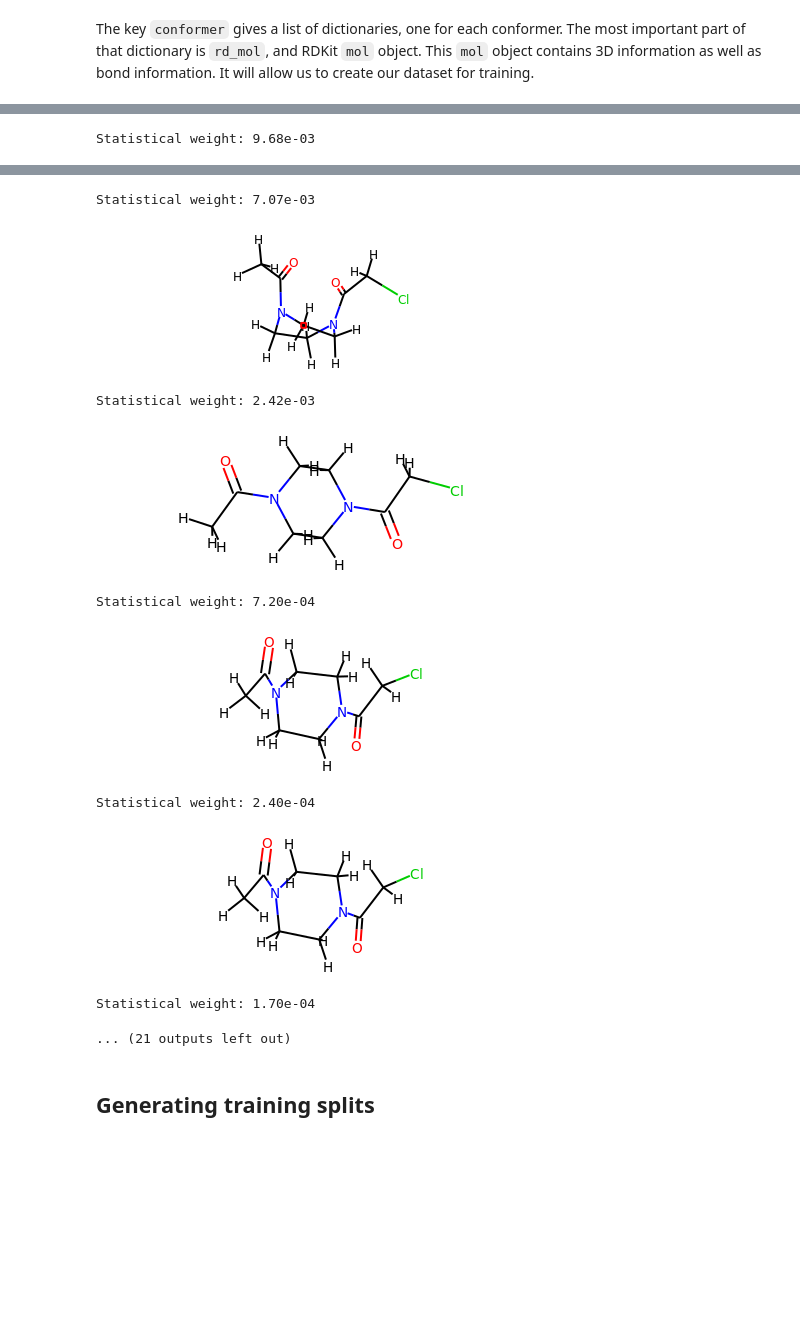
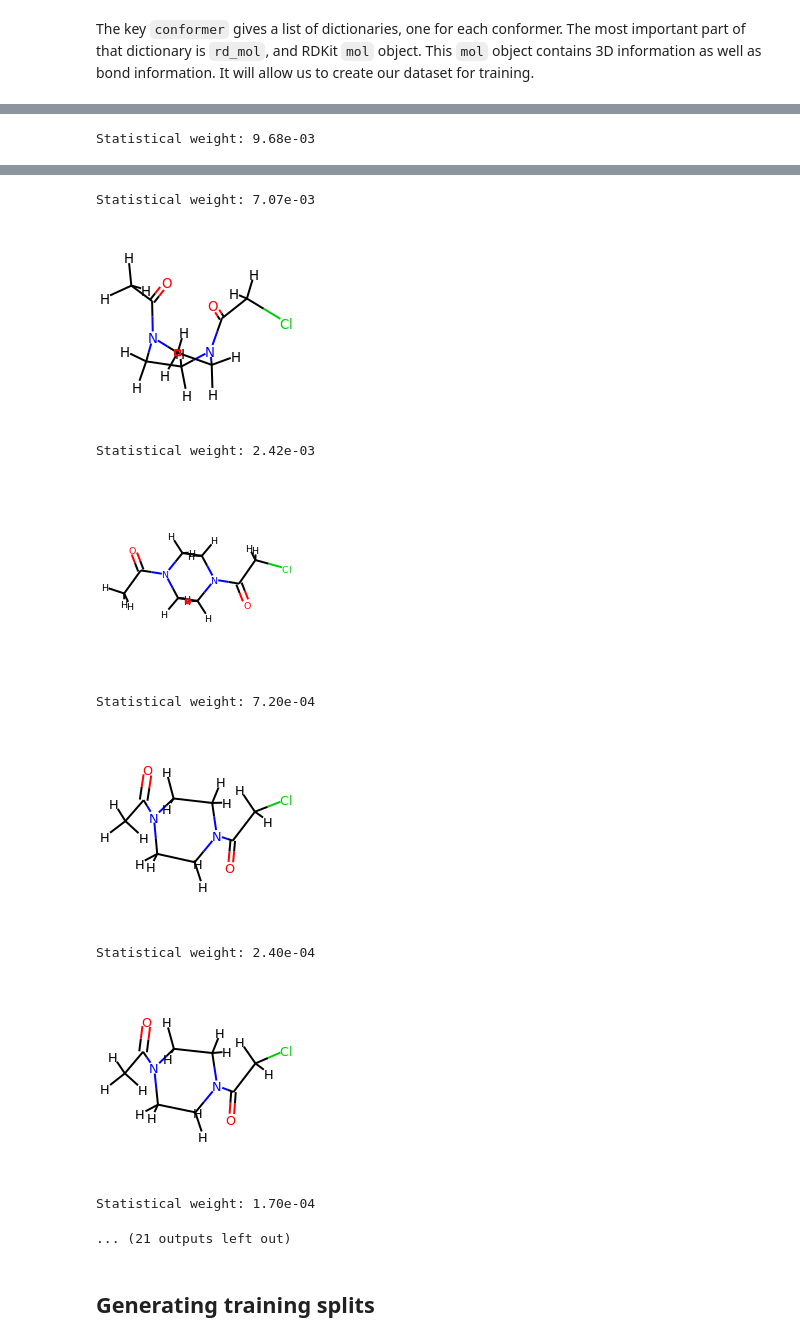
Before and after one commit to learningmatter-mit/NeuralForceField, a Jupyter notebook: tutorials/06_cp3d.ipynb, the cells around one changed output, grey strips where cells are left out. Saved outputs shown, nothing was run; the diff lists cells and outputs as text; code cells hidden in the pictures; blank space fills up the shorter version.

```diff
--- a/tutorials/06_cp3d.ipynb
+++ b/tutorials/06_cp3d.ipynb
@@ -79,11 +79,13 @@ with open(pickle_path, "rb") as f:
 # %% [markdown]
 The key `conformer` gives a list of dictionaries, one for each conformer. The most important part of that dictionary is `rd_mol`, and RDKit `mol` object. This `mol` object contains 3D information as well as bond information. It will allow us to create our dataset for training.
 # %%
+from rdkit.Chem.Draw import MolsToGridImage
+
 display(conf_dic["conformers"][0])
 for conf in conf_dic["conformers"]:
     weight = conf["boltzmannweight"]
     print("Statistical weight: %.2e" % weight)
-    display(conf["rd_mol"])
+    display(MolsToGridImage([conf["rd_mol"]]))
 # %% [output]
 {'geom_id': 133329555,
  'set': 4,
@@ -98,11 +100,11 @@ Statistical weight: 9.68e-03
 Statistical weight: 7.07e-03
-[figure, old version]
+[figure, new version]
 Statistical weight: 2.42e-03
-[figure, old version]
+[figure, new version]
 Statistical weight: 7.20e-04
-[figure, old version]
+[figure, new version]
 Statistical weight: 2.40e-04
-[figure, old version]
+[figure, new version]
 Statistical weight: 1.70e-04
 ... (21 outputs left out)
 # %% [markdown]
```
Also changed, not shown: parts of 27 cells of this notebook.
